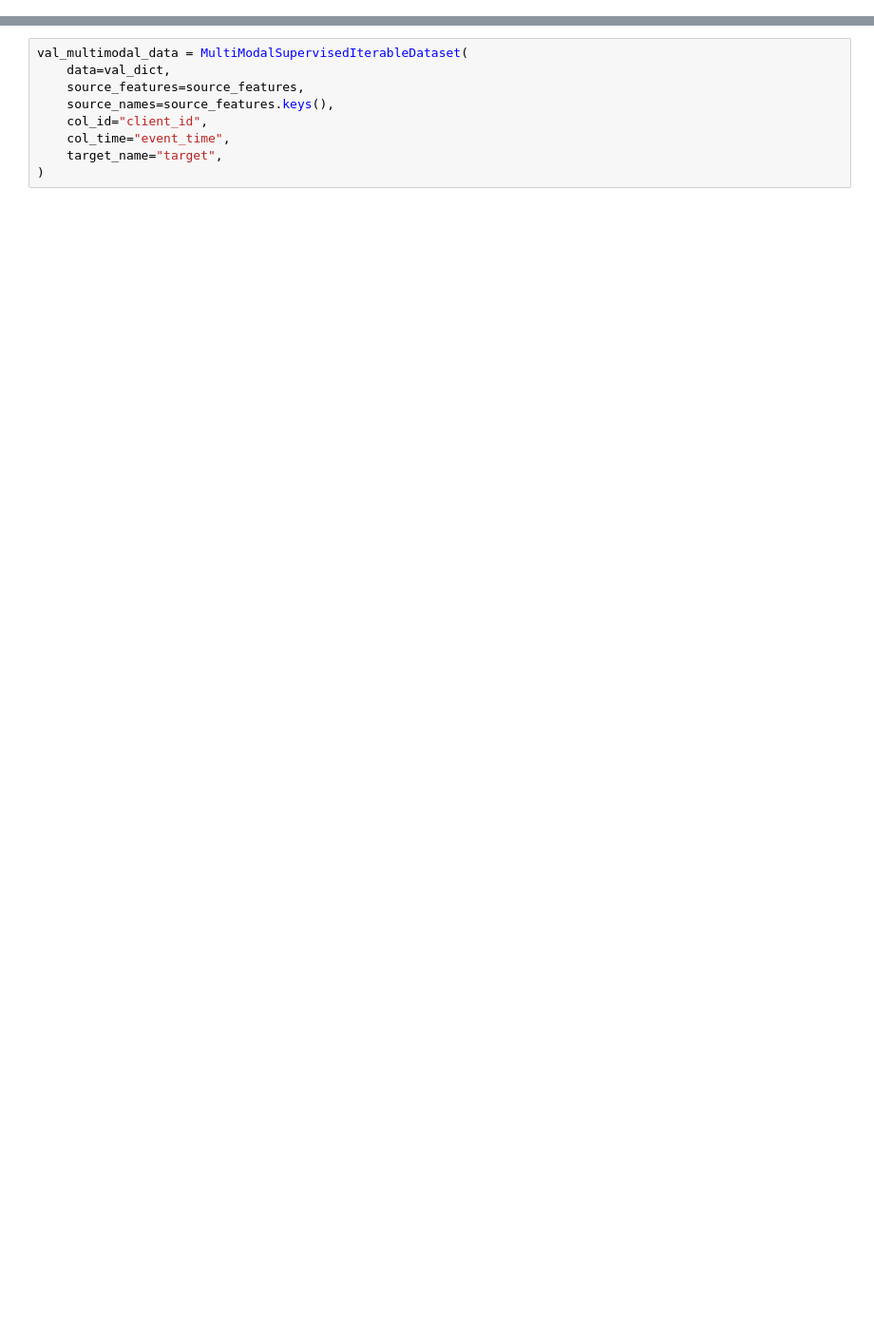
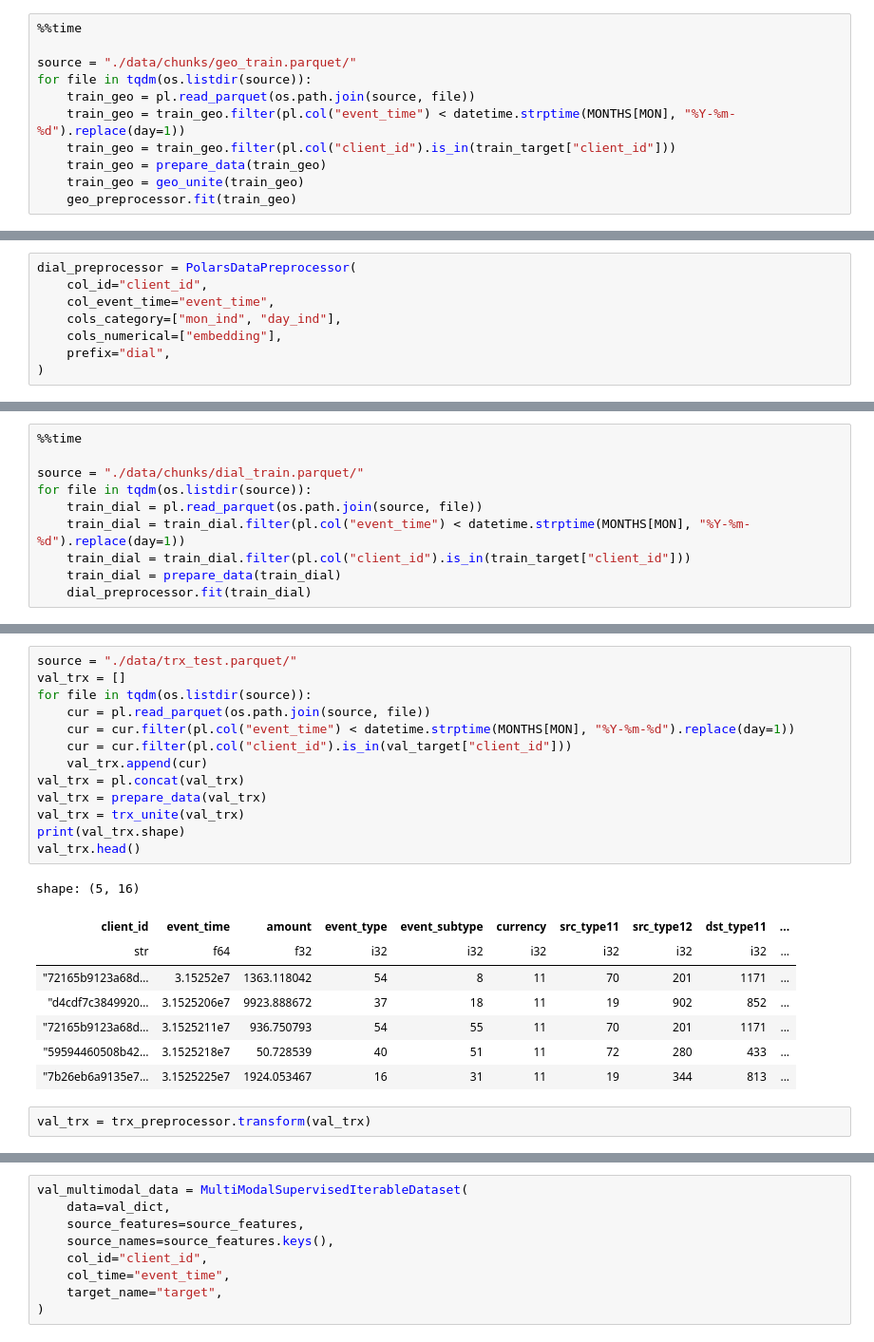
Before and after one commit to KonderLip/sber-hack-2024, a Jupyter notebook: multimodal.ipynb, the cells around one changed output, grey strips where cells are left out. Shown: that part at 95% size. Cells and saved outputs as stored; diff of their text form; blank space fills up the shorter version.

```diff
--- a/multimodal.ipynb
+++ b/multimodal.ipynb
@@ -292,0 +254,11 @@ train_multimodal_data[0]
+# %%
+%%time
+
+source = "./data/chunks/geo_train.parquet/"
+for file in tqdm(os.listdir(source)):
+    train_geo = pl.read_parquet(os.path.join(source, file))
+    train_geo = train_geo.filter(pl.col("event_time") < datetime.strptime(MONTHS[MON], "%Y-%m-%d").replace(day=1))
+    train_geo = train_geo.filter(pl.col("client_id").is_in(train_target["client_id"]))
+    train_geo = prepare_data(train_geo)
+    train_geo = geo_unite(train_geo)
+    geo_preprocessor.fit(train_geo)
@@ -292,0 +297,8 @@ train_multimodal_data[0]
+# %%
+dial_preprocessor = PolarsDataPreprocessor(
+    col_id="client_id",
+    col_event_time="event_time",
+    cols_category=["mon_ind", "day_ind"],
+    cols_numerical=["embedding"],
+    prefix="dial",
+)
@@ -292,0 +307,10 @@ train_multimodal_data[0]
+# %%
+%%time
+
+source = "./data/chunks/dial_train.parquet/"
+for file in tqdm(os.listdir(source)):
+    train_dial = pl.read_parquet(os.path.join(source, file))
+    train_dial = train_dial.filter(pl.col("event_time") < datetime.strptime(MONTHS[MON], "%Y-%m-%d").replace(day=1))
+    train_dial = train_dial.filter(pl.col("client_id").is_in(train_target["client_id"]))
+    train_dial = prepare_data(train_dial)
+    dial_preprocessor.fit(train_dial)
@@ -292,0 +371,24 @@ train_multimodal_data[0]
+# %%
+source = "./data/trx_test.parquet/"
+val_trx = []
+for file in tqdm(os.listdir(source)):
+    cur = pl.read_parquet(os.path.join(source, file))
+    cur = cur.filter(pl.col("event_time") < datetime.strptime(MONTHS[MON], "%Y-%m-%d").replace(day=1))
+    cur = cur.filter(pl.col("client_id").is_in(val_target["client_id"]))
+    val_trx.append(cur)
+val_trx = pl.concat(val_trx)
+val_trx = prepare_data(val_trx)
+val_trx = trx_unite(val_trx)
+print(val_trx.shape)
+val_trx.head()
+# %% [output]
+shape: (5, 16)
+| client_id | event_time | amount | event_type | event_subtype | currency | src_type11 | src_type12 | dst_type11 | ... |
+| str | f64 | f32 | i32 | i32 | i32 | i32 | i32 | i32 | ... |
+| "72165b9123a68d… | 3.15252e7 | 1363.118042 | 54 | 8 | 11 | 70 | 201 | 1171 | ... |
+| "d4cdf7c3849920… | 3.1525206e7 | 9923.888672 | 37 | 18 | 11 | 19 | 902 | 852 | ... |
+| "72165b9123a68d… | 3.1525211e7 | 936.750793 | 54 | 55 | 11 | 70 | 201 | 1171 | ... |
+| "59594460508b42… | 3.1525218e7 | 50.728539 | 40 | 51 | 11 | 72 | 280 | 433 | ... |
+| "7b26eb6a9135e7… | 3.1525225e7 | 1924.053467 | 16 | 31 | 11 | 19 | 344 | 813 | ... |
+# %%
+val_trx = trx_preprocessor.transform(val_trx)
```
Also changed, not shown: parts of 124 cells of this notebook, 4 other files.
